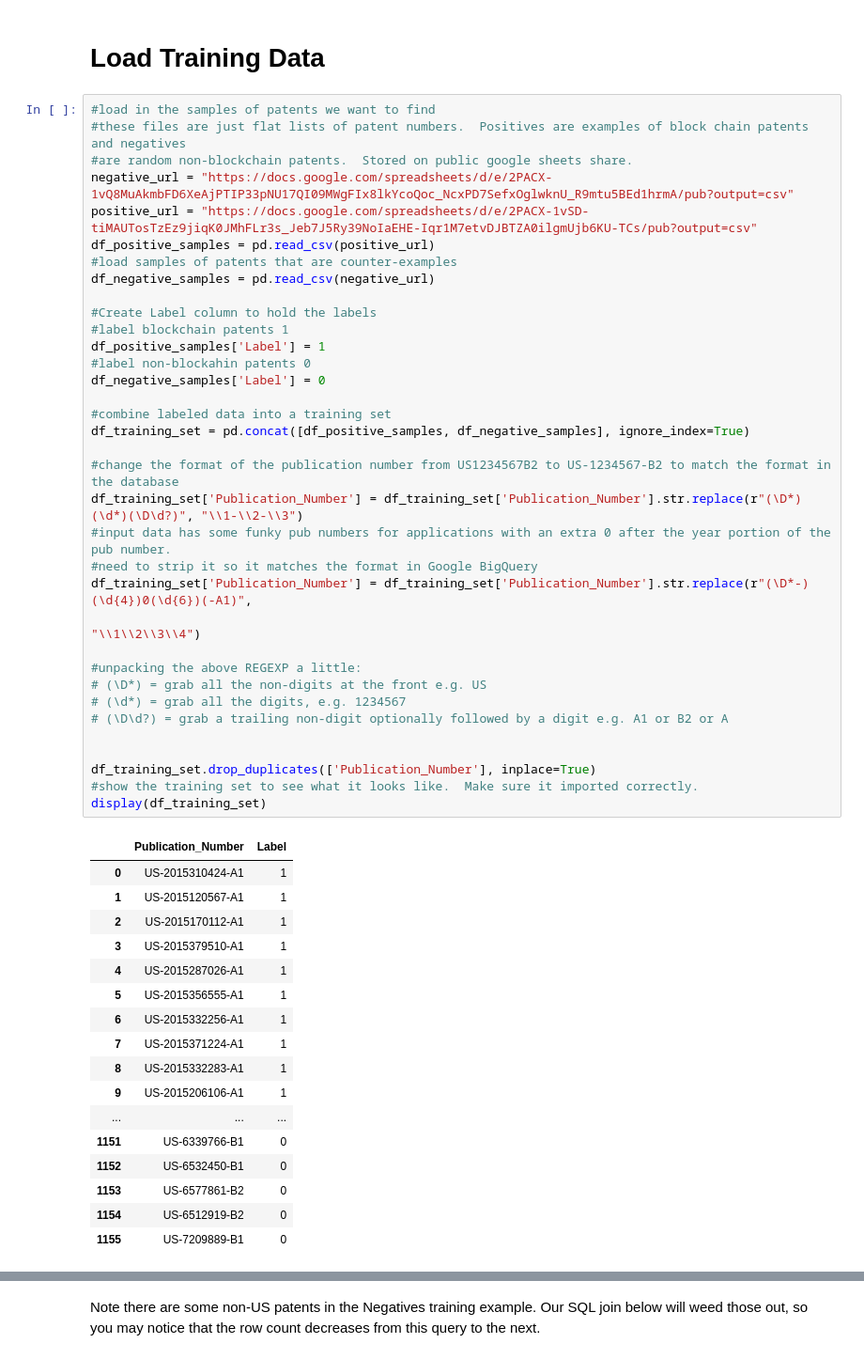
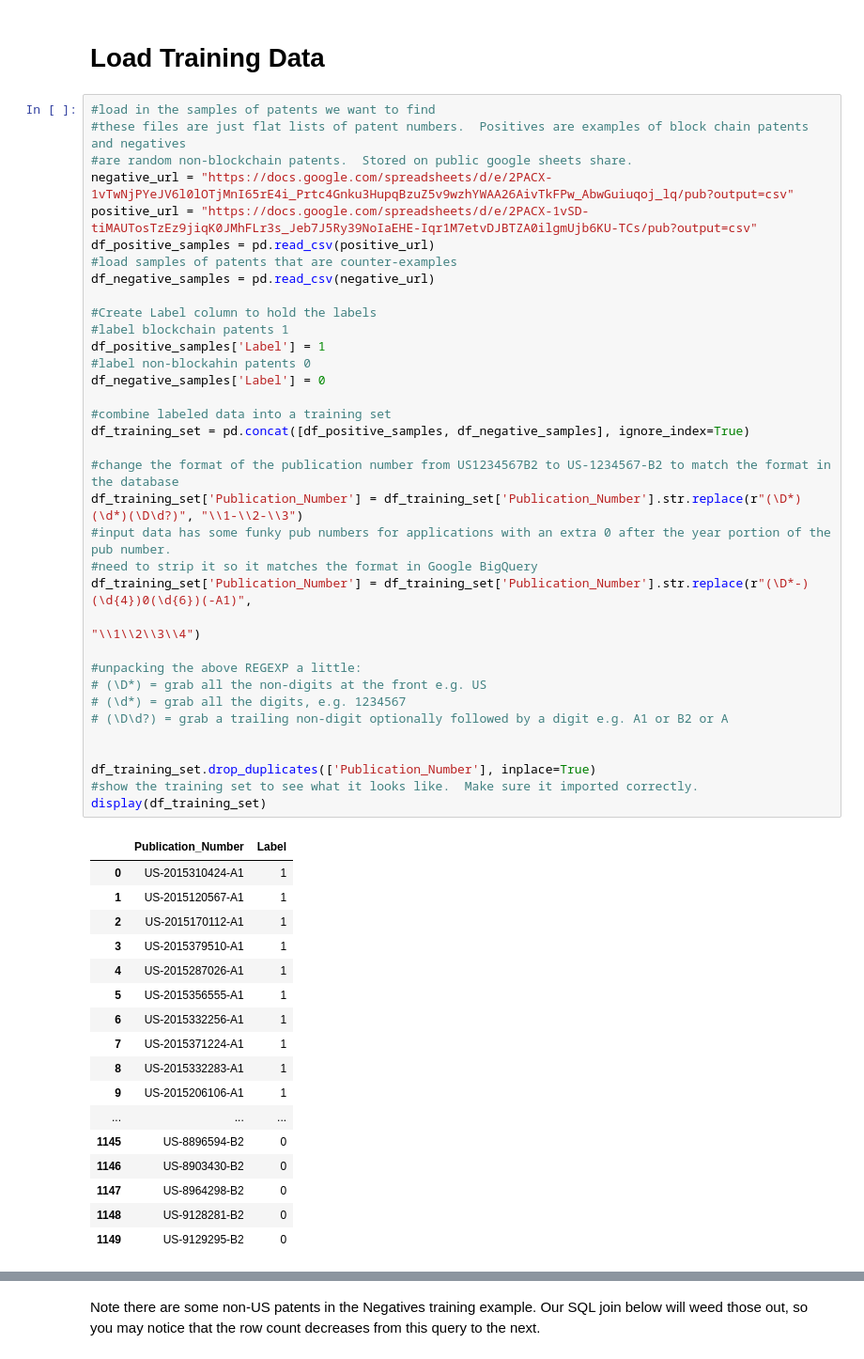
Before and after one commit to DeltaCharlieAlpha/PatentAnalysisNotebooks, a Jupyter notebook: PatentAnalysisExample.ipynb, the cells around one changed output, grey strips where cells are left out. Shown: that part at 94% size. Cells and saved outputs as stored; diff of their text form.

```diff
--- a/PatentAnalysisExample.ipynb
+++ b/PatentAnalysisExample.ipynb
@@ -23,7 +23,7 @@ from IPython.display import display, HTML
 #load in the samples of patents we want to find
 #these files are just flat lists of patent numbers.  Positives are examples of block chain patents and negatives
 #are random non-blockchain patents.  Stored on public google sheets share.
-negative_url = "https://docs.google.com/spreadsheets/d/e/2PACX-1vQ8MuAkmbFD6XeAjPTIP33pNU17QI09MWgFIx8lkYcoQoc_NcxPD7SefxOglwknU_R9mtu5BEd1hrmA/pub?output=csv"
+negative_url = "https://docs.google.com/spreadsheets/d/e/2PACX-1vTwNjPYeJV6l0lOTjMnI65rE4i_Prtc4Gnku3HupqBzuZ5v9wzhYWAA26AivTkFPw_AbwGuiuqoj_lq/pub?output=csv"
 positive_url = "https://docs.google.com/spreadsheets/d/e/2PACX-1vSD-tiMAUTosTzEz9jiqK0JMhFLr3s_Jeb7J5Ry39NoIaEHE-Iqr1M7etvDJBTZA0ilgmUjb6KU-TCs/pub?output=csv"
 df_positive_samples = pd.read_csv(positive_url)
 #load samples of patents that are counter-examples
@@ -40,35 +40,35 @@ df_training_set = pd.concat([df_positive_samples, df_negative_samples], ignore_i
 
 #change the format of the publication number from US1234567B2 to US-1234567-B2 to match the format in the database
 df_training_set['Publication_Number'] = df_training_set['Publication_Number'].str.replace(r"(\D*)(\d*)(\D\d?)", "\\1-\\2-\\3")
 #input data has some funky pub numbers for applications with an extra 0 after the year portion of the pub number.
 #need to strip it so it matches the format in Google BigQuery
 df_training_set['Publication_Number'] = df_training_set['Publication_Number'].str.replace(r"(\D*-)(\d{4})0(\d{6})(-A1)",
                                                                                          "\\1\\2\\3\\4")
 
 #unpacking the above REGEXP a little:
 # (\D*) = grab all the non-digits at the front e.g. US
 # (\d*) = grab all the digits, e.g. 1234567
 # (\D\d?) = grab a trailing non-digit optionally followed by a digit e.g. A1 or B2 or A
 
 
 df_training_set.drop_duplicates(['Publication_Number'], inplace=True)
 #show the training set to see what it looks like.  Make sure it imported correctly.
 display(df_training_set)
 # %% [output]
 |  | Publication_Number | Label |
 | 0 | US-2015310424-A1 | 1 |
 | 1 | US-2015120567-A1 | 1 |
 | 2 | US-2015170112-A1 | 1 |
 | 3 | US-2015379510-A1 | 1 |
 | 4 | US-2015287026-A1 | 1 |
 | 5 | US-2015356555-A1 | 1 |
 | 6 | US-2015332256-A1 | 1 |
 | 7 | US-2015371224-A1 | 1 |
 | 8 | US-2015332283-A1 | 1 |
 | 9 | US-2015206106-A1 | 1 |
 | ... | ... | ... |
-| 1151 | US-6339766-B1 | 0 |
-| 1152 | US-6532450-B1 | 0 |
-| 1153 | US-6577861-B2 | 0 |
-| 1154 | US-6512919-B2 | 0 |
-| 1155 | US-7209889-B1 | 0 |
+| 1145 | US-8896594-B2 | 0 |
+| 1146 | US-8903430-B2 | 0 |
+| 1147 | US-8964298-B2 | 0 |
+| 1148 | US-9128281-B2 | 0 |
+| 1149 | US-9129295-B2 | 0 |
```
Also changed, not shown: parts of 9 cells of this notebook.
